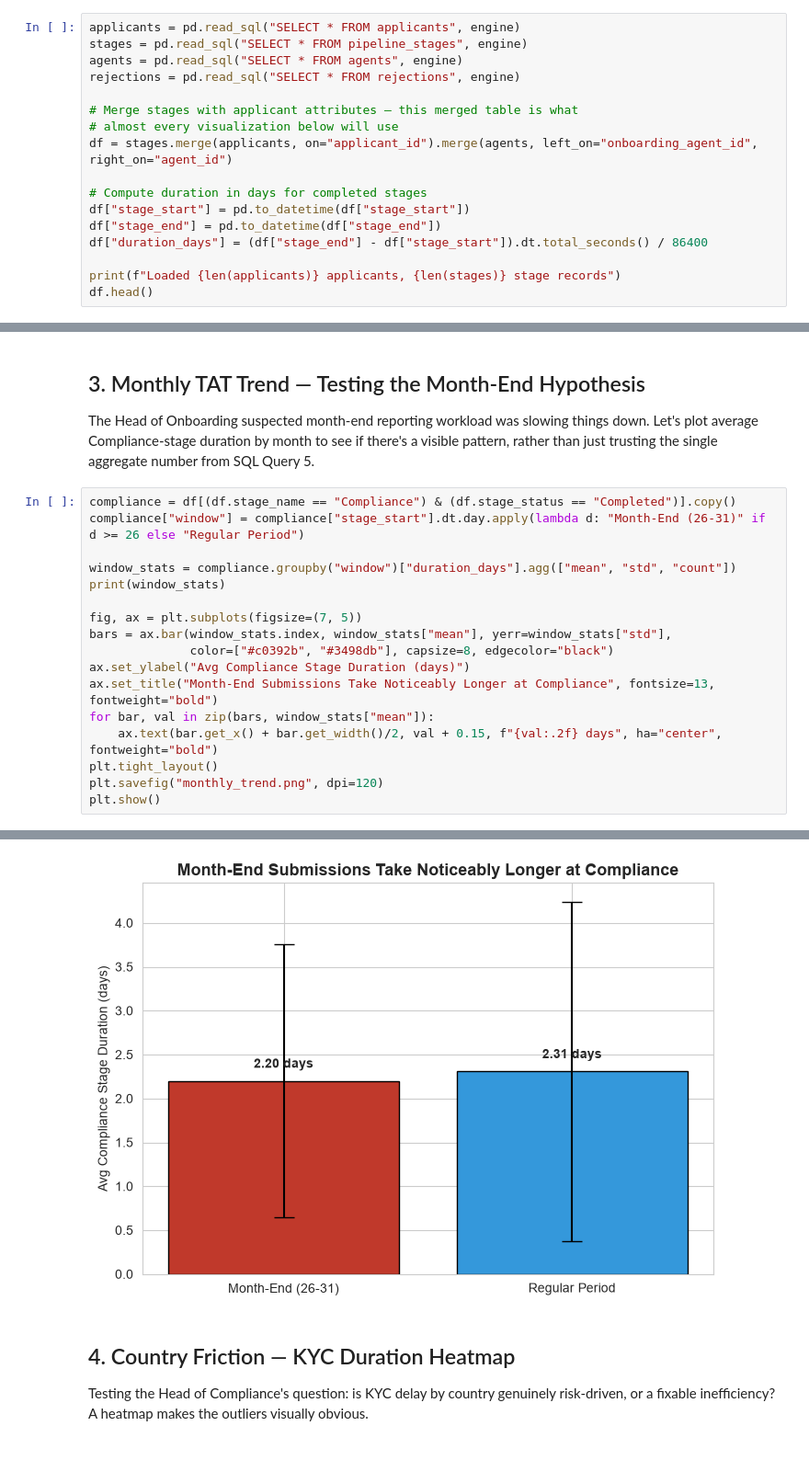
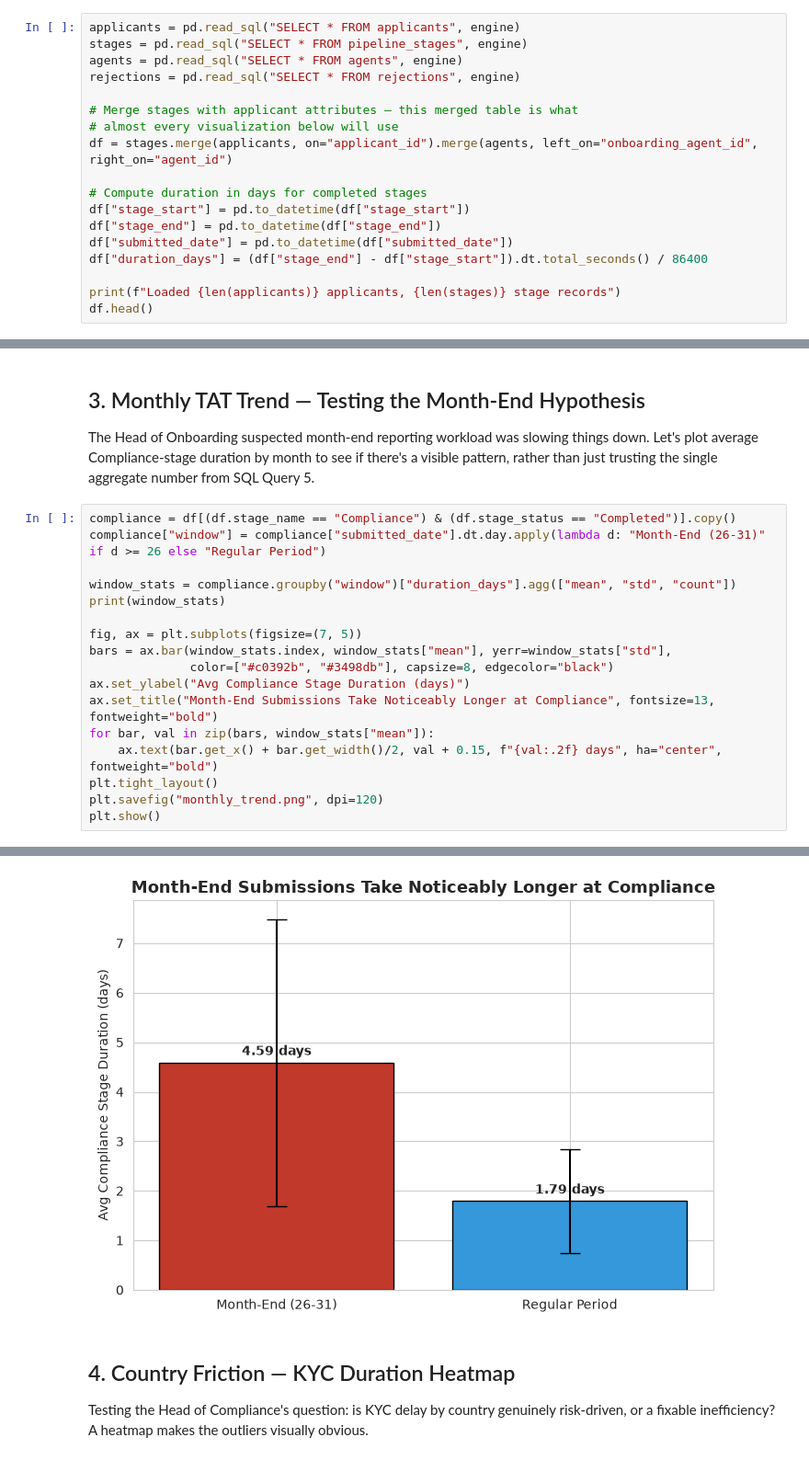
Before and after one commit to AKJ7320/Client-Onboarding-Pipeline-Diagnostic, a Jupyter notebook: notebooks/onboardflow_analysis.ipynb, the cells around one changed output, grey strips where cells are left out. Shown at 92% size. Cells and saved outputs as stored; diff of their text form.

Commit message:
Fix: correct month-end classification to use submitted_date instead of drifted stage_start

```diff
--- a/notebooks/onboardflow_analysis.ipynb
+++ b/notebooks/onboardflow_analysis.ipynb
@@ -42,6 +42,7 @@ df = stages.merge(applicants, on="applicant_id").merge(agents, left_on="onboardi
 # Compute duration in days for completed stages
 df["stage_start"] = pd.to_datetime(df["stage_start"])
 df["stage_end"] = pd.to_datetime(df["stage_end"])
+df["submitted_date"] = pd.to_datetime(df["submitted_date"])
 df["duration_days"] = (df["stage_end"] - df["stage_start"]).dt.total_seconds() / 86400
 
 print(f"Loaded {len(applicants)} applicants, {len(stages)} stage records")
@@ -83,7 +84,7 @@ Overall completion rate: 83.8%
 The Head of Onboarding suspected month-end reporting workload was slowing things down. Let's plot average Compliance-stage duration by month to see if there's a visible pattern, rather than just trusting the single aggregate number from SQL Query 5.
 # %%
 compliance = df[(df.stage_name == "Compliance") & (df.stage_status == "Completed")].copy()
-compliance["window"] = compliance["stage_start"].dt.day.apply(lambda d: "Month-End (26-31)" if d >= 26 else "Regular Period")
+compliance["window"] = compliance["submitted_date"].dt.day.apply(lambda d: "Month-End (26-31)" if d >= 26 else "Regular Period")
 
 window_stats = compliance.groupby("window")["duration_days"].agg(["mean", "std", "count"])
 print(window_stats)
@@ -106,4 +107,4 @@ Regular Period     2.308741  1.932724   2220
-[figure, old version]
+[figure, new version]
 # %% [markdown]
 ## 4. Country Friction — KYC Duration Heatmap
 
```
Also changed, not shown: parts of 5 cells of this notebook, 1 other file.
